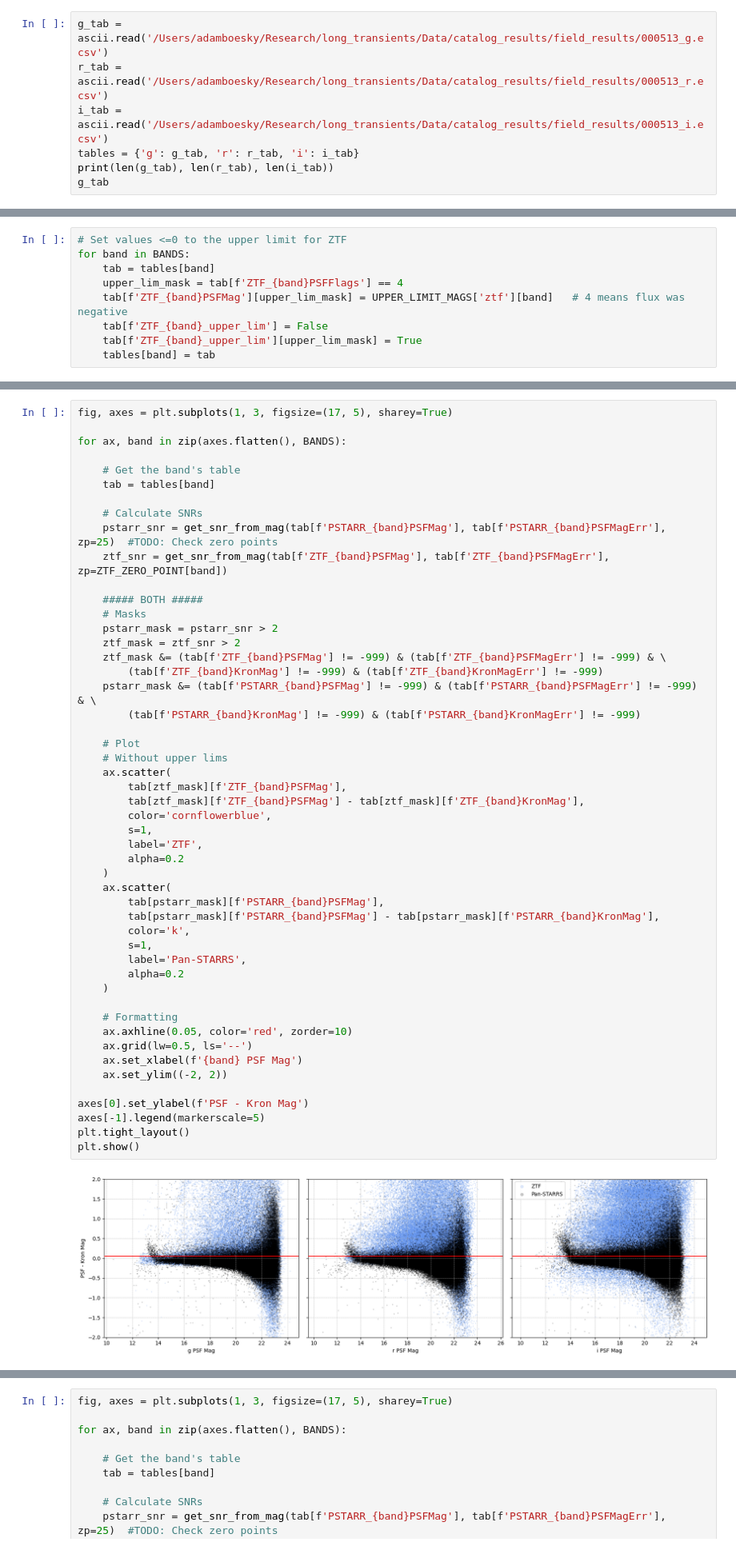
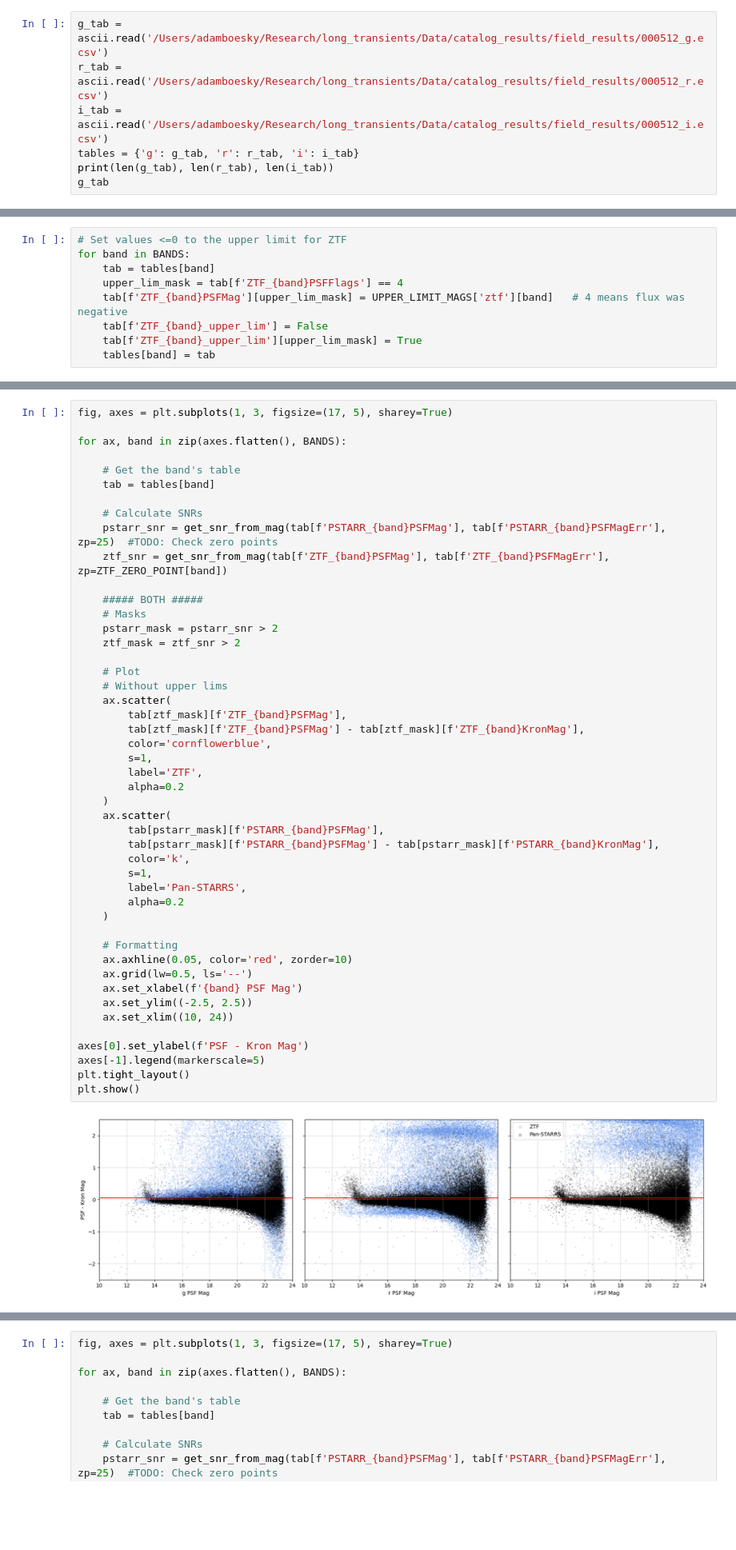
Before and after one commit to Adam-Boesky/long_transients, a Jupyter notebook: detect_transients.ipynb, the cells around one changed output, grey strips where cells are left out. Shown at 80% size. Drawn from its saved outputs; the diff is of its cells as text; blank space fills up the shorter version.

```diff
--- a/detect_transients.ipynb
+++ b/detect_transients.ipynb
@@ -35,7 +33,7 @@ test = ascii.read('/Users/adamboesky/Research/long_transients/Data/catalog_resul
 # %%
-g_tab = ascii.read('/Users/adamboesky/Research/long_transients/Data/catalog_results/field_results/000513_g.ecsv')
-r_tab = ascii.read('/Users/adamboesky/Research/long_transients/Data/catalog_results/field_results/000513_r.ecsv')
-i_tab = ascii.read('/Users/adamboesky/Research/long_transients/Data/catalog_results/field_results/000513_i.ecsv')
+g_tab = ascii.read('/Users/adamboesky/Research/long_transients/Data/catalog_results/field_results/000512_g.ecsv')
+r_tab = ascii.read('/Users/adamboesky/Research/long_transients/Data/catalog_results/field_results/000512_r.ecsv')
+i_tab = ascii.read('/Users/adamboesky/Research/long_transients/Data/catalog_results/field_results/000512_i.ecsv')
 tables = {'g': g_tab, 'r': r_tab, 'i': i_tab}
 print(len(g_tab), len(r_tab), len(i_tab))
 g_tab
@@ -125,39 +119,36 @@ for ax, band in zip(axes.flatten(), BANDS):
     # Masks
     pstarr_mask = pstarr_snr > 2
     ztf_mask = ztf_snr > 2
-    ztf_mask &= (tab[f'ZTF_{band}PSFMag'] != -999) & (tab[f'ZTF_{band}PSFMagErr'] != -999) & \
-        (tab[f'ZTF_{band}KronMag'] != -999) & (tab[f'ZTF_{band}KronMagErr'] != -999)
-    pstarr_mask &= (tab[f'PSTARR_{band}PSFMag'] != -999) & (tab[f'PSTARR_{band}PSFMagErr'] != -999) & \
-        (tab[f'PSTARR_{band}KronMag'] != -999) & (tab[f'PSTARR_{band}KronMagErr'] != -999)
 
     # Plot
     # Without upper lims
     ax.scatter(
         tab[ztf_mask][f'ZTF_{band}PSFMag'],
         tab[ztf_mask][f'ZTF_{band}PSFMag'] - tab[ztf_mask][f'ZTF_{band}KronMag'],
         color='cornflowerblue',
         s=1,
         label='ZTF',
         alpha=0.2
     )
     ax.scatter(
         tab[pstarr_mask][f'PSTARR_{band}PSFMag'],
         tab[pstarr_mask][f'PSTARR_{band}PSFMag'] - tab[pstarr_mask][f'PSTARR_{band}KronMag'],
         color='k',
         s=1,
         label='Pan-STARRS',
         alpha=0.2
     )
 
     # Formatting
     ax.axhline(0.05, color='red', zorder=10)
     ax.grid(lw=0.5, ls='--')
     ax.set_xlabel(f'{band} PSF Mag')
-    ax.set_ylim((-2, 2))
+    ax.set_ylim((-2.5, 2.5))
+    ax.set_xlim((10, 24))
 
 axes[0].set_ylabel(f'PSF - Kron Mag')
 axes[-1].legend(markerscale=5)
 plt.tight_layout()
 plt.show()
 # %% [output]
-[figure, old version]
+[figure, new version]
```
Also changed, not shown: parts of 10 cells of this notebook, 6 other files.
